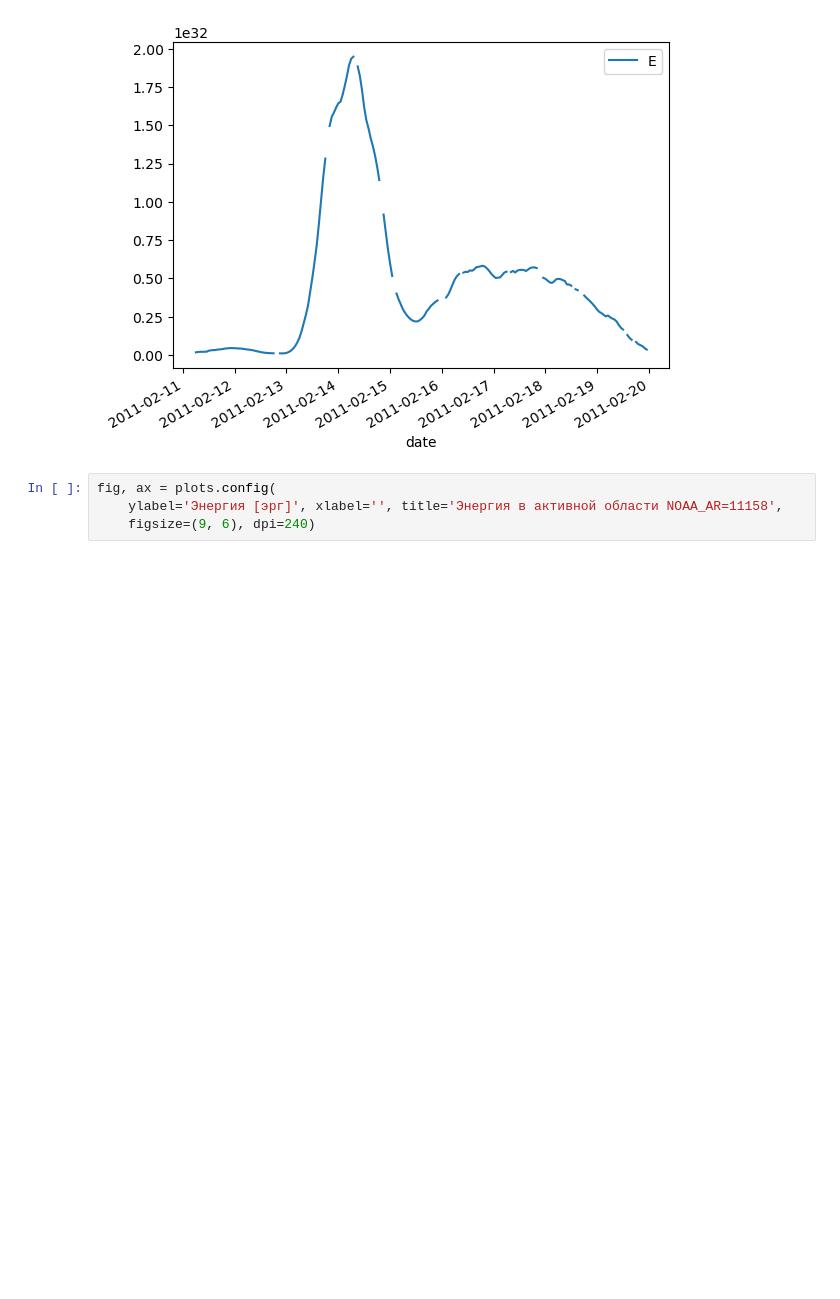
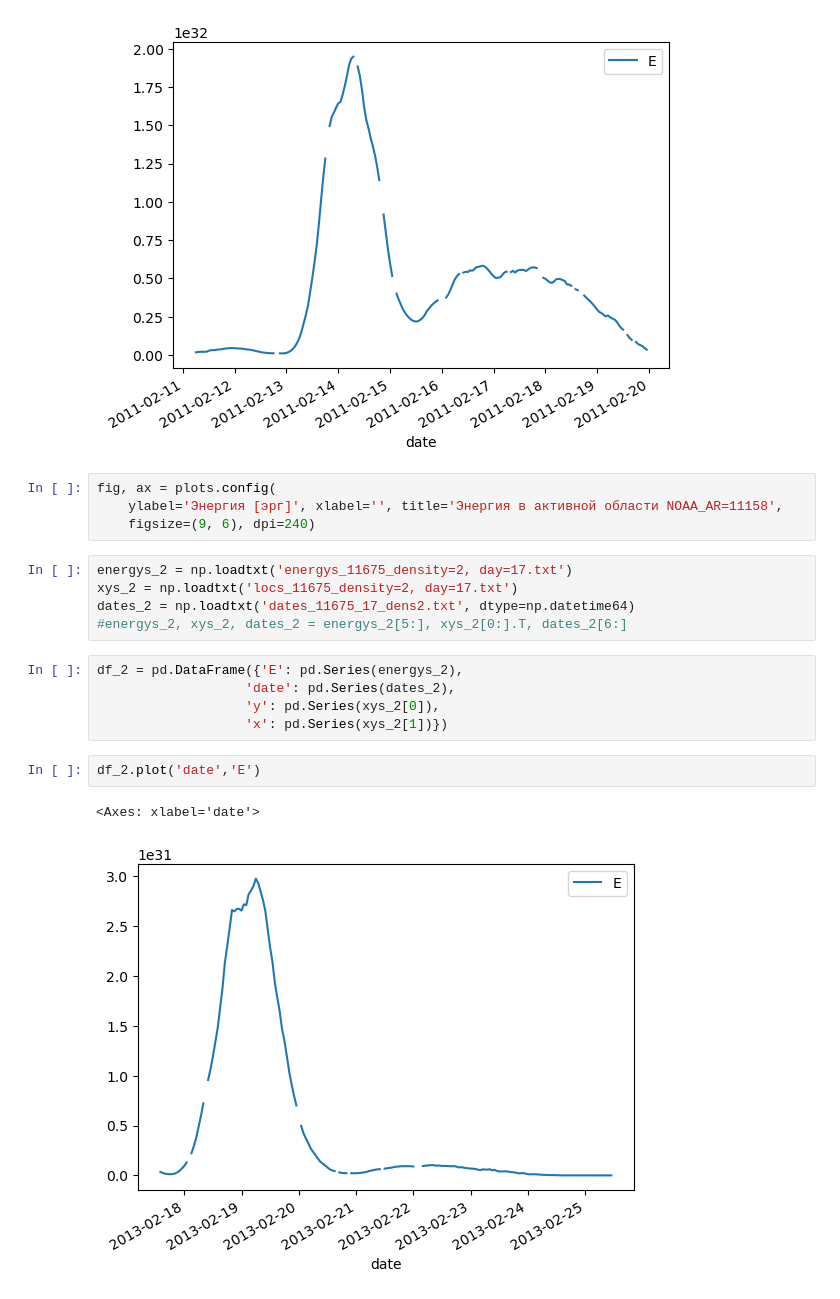
Before and after one commit to jakezetci/sun, a Jupyter notebook: distance_test.ipynb, the cells around one changed output. Drawn from its saved outputs; the diff is of its cells as text; blank space fills up the shorter version.

```diff
--- a/distance_test.ipynb
+++ b/distance_test.ipynb
@@ -50,3 +50,18 @@ df.plot('date', 'E')
 fig, ax = plots.config(
     ylabel='Энергия [эрг]', xlabel='', title='Энергия в активной области NOAA_AR=11158',
     figsize=(9, 6), dpi=240)
+# %%
+energys_2 = np.loadtxt('energys_11675_density=2, day=17.txt')
+xys_2 = np.loadtxt('locs_11675_density=2, day=17.txt')
+dates_2 = np.loadtxt('dates_11675_17_dens2.txt', dtype=np.datetime64)
+#energys_2, xys_2, dates_2 = energys_2[5:], xys_2[0:].T, dates_2[6:]
+# %%
+df_2 = pd.DataFrame({'E': pd.Series(energys_2),
+                   'date': pd.Series(dates_2),
+                   'y': pd.Series(xys_2[0]),
+                   'x': pd.Series(xys_2[1])})
+# %%
+df_2.plot('date','E')
+# %% [output]
+<Axes: xlabel='date'>
+[figure, added]
```
Also changed, not shown: 4 other files.
